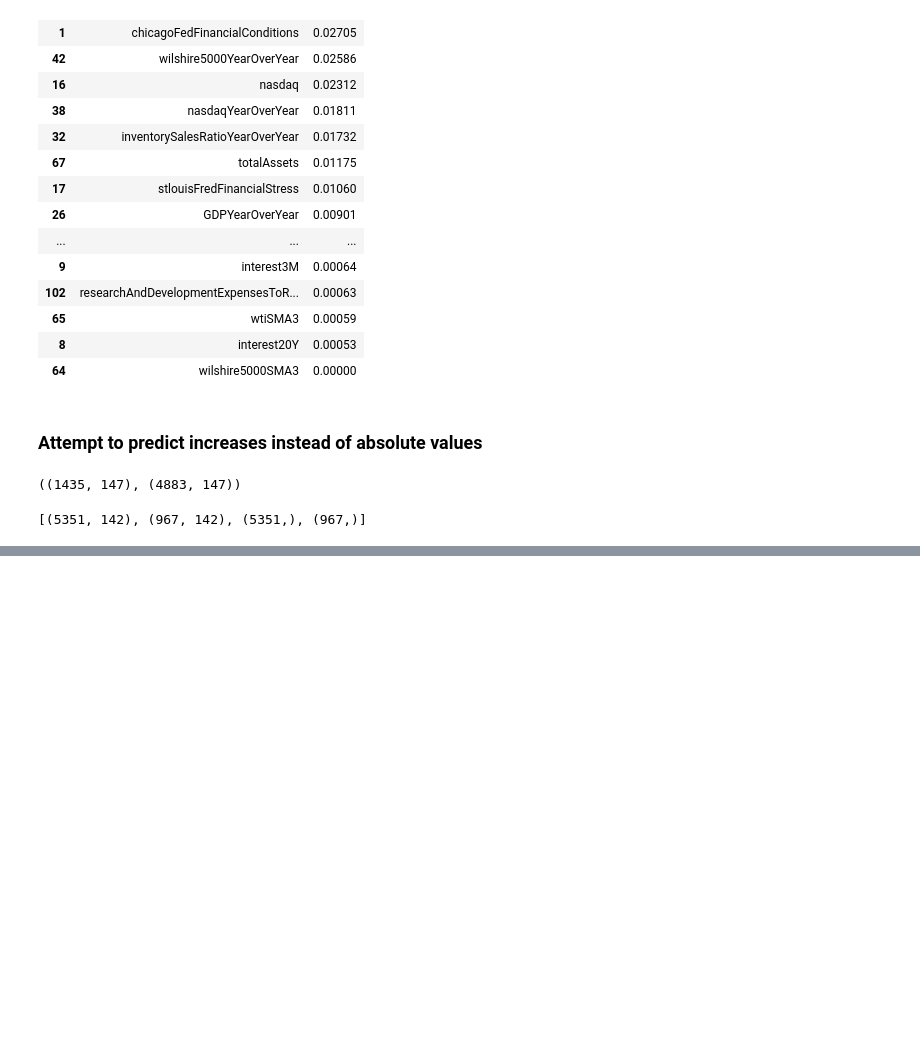
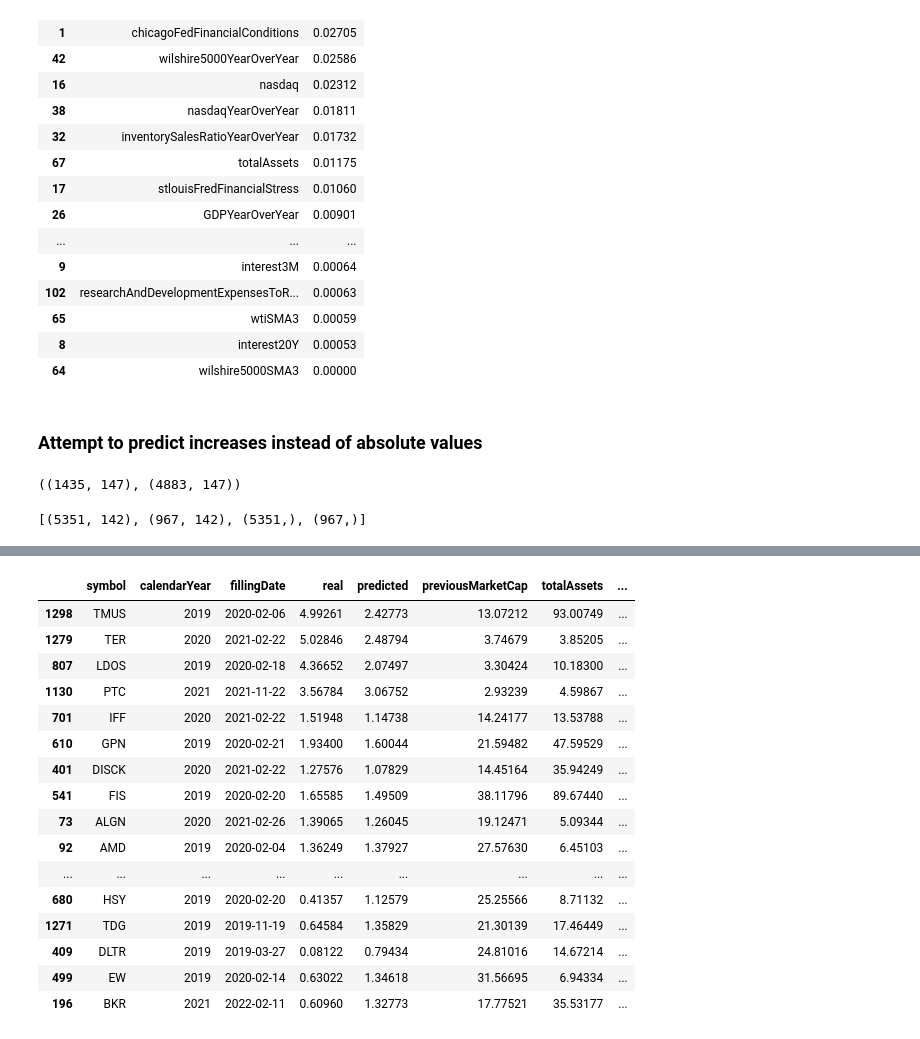
Before and after one commit to FranciscoPala/SP500_constituents_market_cap_estimator, a Jupyter notebook: src/notebooks/model_selection.ipynb, the cells around one changed output, grey strips where cells are left out. Drawn from its saved outputs; the diff is of its cells as text; code cells hidden in the pictures; blank space fills up the shorter version.

```diff
--- a/src/notebooks/model_selection.ipynb
+++ b/src/notebooks/model_selection.ipynb
@@ -737,0 +785,20 @@ mse = mean_squared_error(y_true=future_target, y_pred=preds)
+# %%
+df_predictions.sort_values(by='error').head(100)
+# %% [output]
+|  | symbol | calendarYear | fillingDate | real | predicted | previousMarketCap | totalAssets | ... |
+| 1298 | TMUS | 2019 | 2020-02-06 | 4.99261 | 2.42773 | 13.07212 | 93.00749 | ... |
+| 1279 | TER | 2020 | 2021-02-22 | 5.02846 | 2.48794 | 3.74679 | 3.85205 | ... |
+| 807 | LDOS | 2019 | 2020-02-18 | 4.36652 | 2.07497 | 3.30424 | 10.18300 | ... |
+| 1130 | PTC | 2021 | 2021-11-22 | 3.56784 | 3.06752 | 2.93239 | 4.59867 | ... |
+| 701 | IFF | 2020 | 2021-02-22 | 1.51948 | 1.14738 | 14.24177 | 13.53788 | ... |
+| 610 | GPN | 2019 | 2020-02-21 | 1.93400 | 1.60044 | 21.59482 | 47.59529 | ... |
+| 401 | DISCK | 2020 | 2021-02-22 | 1.27576 | 1.07829 | 14.45164 | 35.94249 | ... |
+| 541 | FIS | 2019 | 2020-02-20 | 1.65585 | 1.49509 | 38.11796 | 89.67440 | ... |
+| 73 | ALGN | 2020 | 2021-02-26 | 1.39065 | 1.26045 | 19.12471 | 5.09344 | ... |
+| 92 | AMD | 2019 | 2020-02-04 | 1.36249 | 1.37927 | 27.57630 | 6.45103 | ... |
+| ... | ... | ... | ... | ... | ... | ... | ... | ... |
+| 680 | HSY | 2019 | 2020-02-20 | 0.41357 | 1.12579 | 25.25566 | 8.71132 | ... |
+| 1271 | TDG | 2019 | 2019-11-19 | 0.64584 | 1.35829 | 21.30139 | 17.46449 | ... |
+| 409 | DLTR | 2019 | 2019-03-27 | 0.08122 | 0.79434 | 24.81016 | 14.67214 | ... |
+| 499 | EW | 2019 | 2020-02-14 | 0.63022 | 1.34618 | 31.56695 | 6.94334 | ... |
+| 196 | BKR | 2021 | 2022-02-11 | 0.60960 | 1.32773 | 17.77521 | 35.53177 | ... |
```
Also changed, not shown: parts of 17 cells of this notebook, 1 other file.
